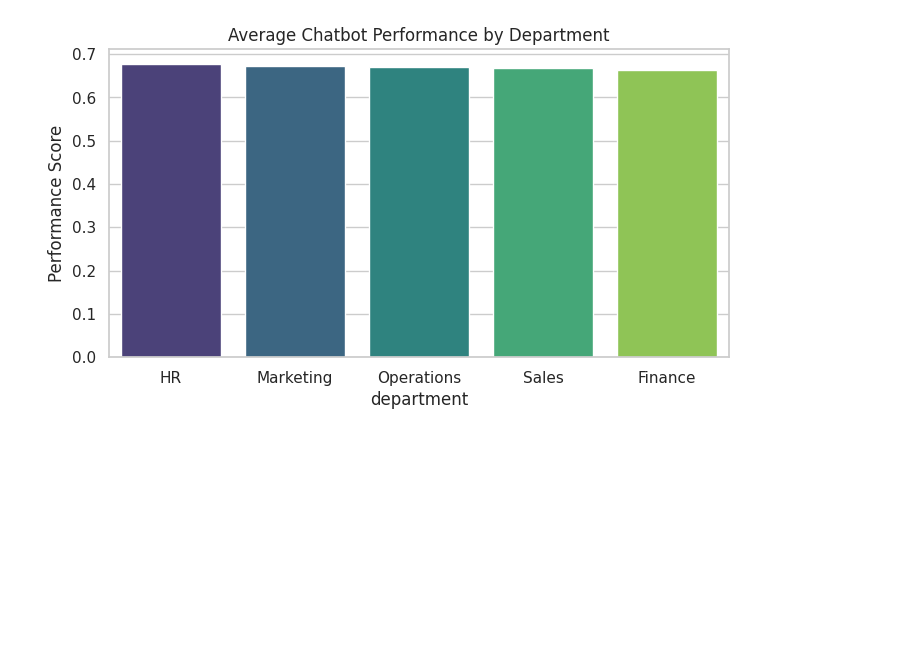
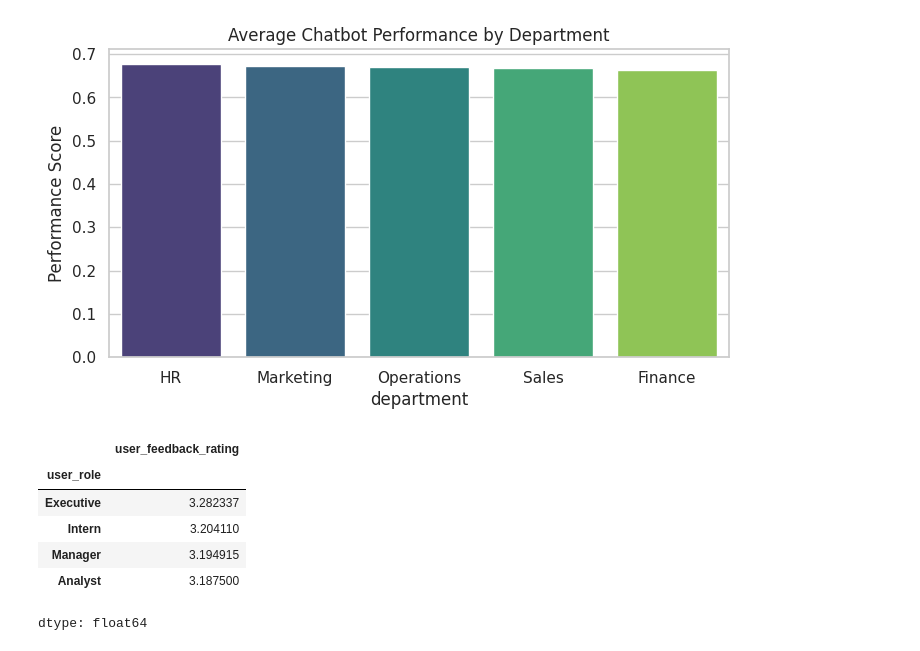
Before and after one commit to Annrosejojue/ai-chatbot-performance-intelligence, a Jupyter notebook: AI_Chatbot_Performance_Intelligence_Dashboard.ipynb, the cells around one changed output. Cells and saved outputs as stored; diff of their text form; code cells hidden in the pictures; blank space fills up the shorter version.

```diff
--- a/AI_Chatbot_Performance_Intelligence_Dashboard.ipynb
+++ b/AI_Chatbot_Performance_Intelligence_Dashboard.ipynb
@@ -206,3 +206,14 @@ Passing `palette` without assigning `hue` is deprecated and will be removed in v
 
   sns.barplot(x=dept_perf.index, y=dept_perf.values, palette="viridis")
 [figure]
+# %%
+role_feedback = df.groupby('user_role')['user_feedback_rating'].mean().sort_values(ascending=False)
+role_feedback
+# %% [output]
+|  | user_feedback_rating |
+| user_role |  |
+| Executive | 3.282337 |
+| Intern | 3.204110 |
+| Manager | 3.194915 |
+| Analyst | 3.187500 |
+dtype: float64
```
Also changed, not shown: parts of 3 cells of this notebook.
